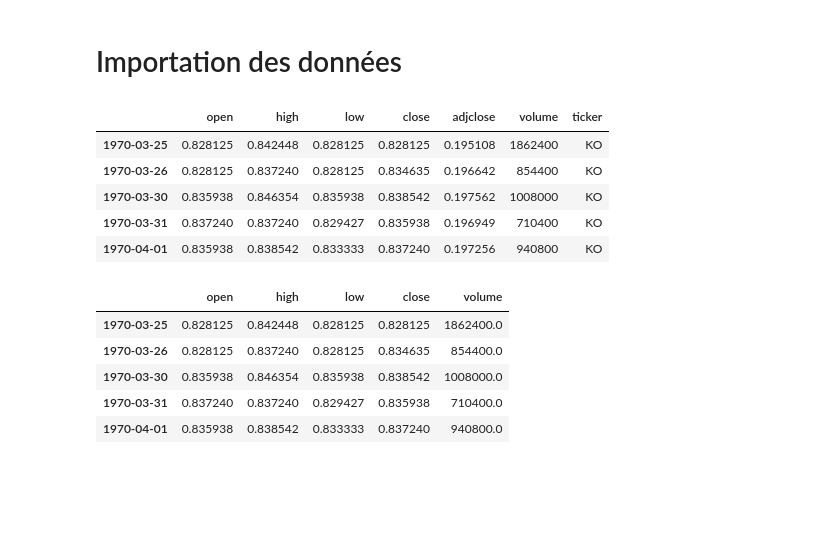
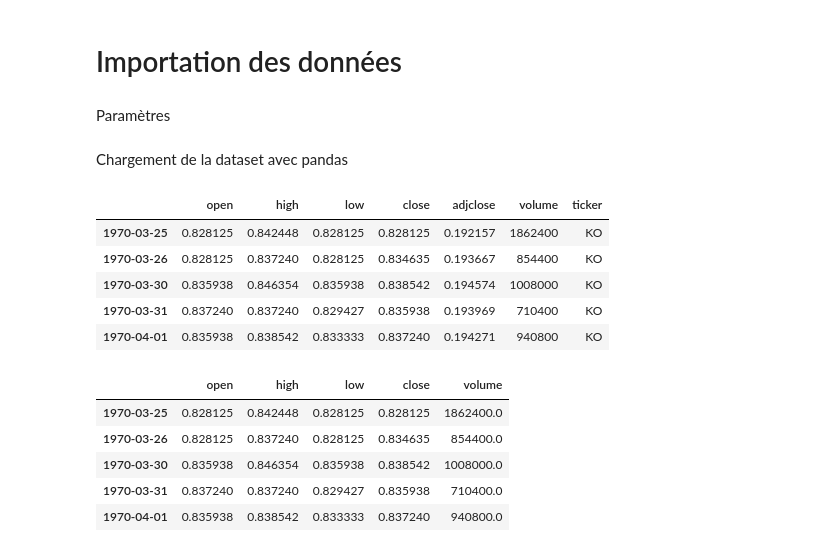
Before and after one commit to adriens63/price_prediction_project_tf, a Jupyter notebook: prediction_cours_boursiers_LSTM.ipynb, the cells around one changed output. Cells and saved outputs as stored; diff of their text form; code cells hidden in the pictures; blank space fills up the shorter version.

```diff
--- a/prediction_cours_boursiers_LSTM.ipynb
+++ b/prediction_cours_boursiers_LSTM.ipynb
@@ -34,4 +50,6 @@ sess = tf.compat.v1.Session(config=tf.compat.v1.ConfigProto(log_device_placement
 # Importation des données
 # %%
 possible_features = ['open', 'high', 'low', 'close', 'volume', 'close 7 days mean', 'close 14 days mean', 'close 20 days mean', 'close 50 days mean', 'ema', 'upperband', 'middleband', 'lowerband', 'rsi', 'macd', 'bop', 'obv', 'natr', 'sine', 'leadsine', 'CDLKICKINGBYLENGTH', 'CDLTAKURI', 'CDLHARAMI', 'CDLDOJI', 'CDLDRAGONFLYDOJI', 'CDLLONGLEGGEDDOJI']
+# %% [markdown]
+Paramètres
 # %%
@@ -43,18 +60,18 @@ days_predicted = 2 #on prévoit le prix de l'action à la date t + days_predicte
 test_size = 0.2 #part des données réservée au test du modèle
 shffl = False
 features = possible_features #liste d'indicateurs financiers utiles à la prédiction
+# %% [markdown]
+Chargement de la dataset avec pandas
 # %%
-"""On charge la dataset"""
-
 df = si.get_data(ticker)
 df.head()
 # %% [output]
 |  | open | high | low | close | adjclose | volume | ticker |
-| 1970-03-25 | 0.828125 | 0.842448 | 0.828125 | 0.828125 | 0.195108 | 1862400 | KO |
-| 1970-03-26 | 0.828125 | 0.837240 | 0.828125 | 0.834635 | 0.196642 | 854400 | KO |
-| 1970-03-30 | 0.835938 | 0.846354 | 0.835938 | 0.838542 | 0.197562 | 1008000 | KO |
-| 1970-03-31 | 0.837240 | 0.837240 | 0.829427 | 0.835938 | 0.196949 | 710400 | KO |
-| 1970-04-01 | 0.835938 | 0.838542 | 0.833333 | 0.837240 | 0.197256 | 940800 | KO |
+| 1970-03-25 | 0.828125 | 0.842448 | 0.828125 | 0.828125 | 0.192157 | 1862400 | KO |
+| 1970-03-26 | 0.828125 | 0.837240 | 0.828125 | 0.834635 | 0.193667 | 854400 | KO |
+| 1970-03-30 | 0.835938 | 0.846354 | 0.835938 | 0.838542 | 0.194574 | 1008000 | KO |
+| 1970-03-31 | 0.837240 | 0.837240 | 0.829427 | 0.835938 | 0.193969 | 710400 | KO |
+| 1970-04-01 | 0.835938 | 0.838542 | 0.833333 | 0.837240 | 0.194271 | 940800 | KO |
 # %%
 df.drop(columns=['ticker', 'adjclose'], inplace = True)
 df = df.astype(np.float64)
```
Also changed, not shown: parts of 51 cells of this notebook.
